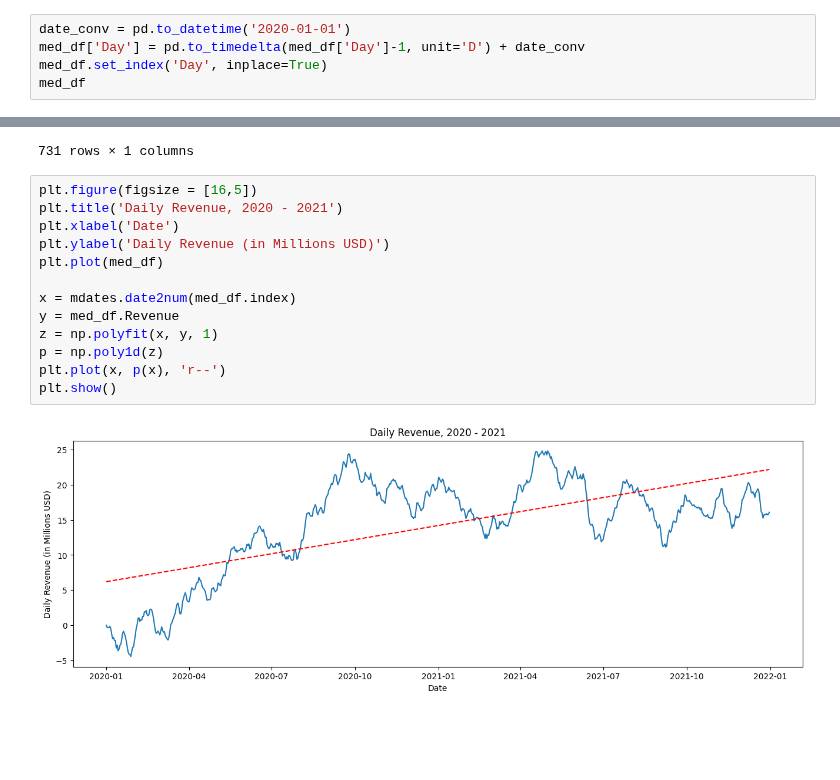
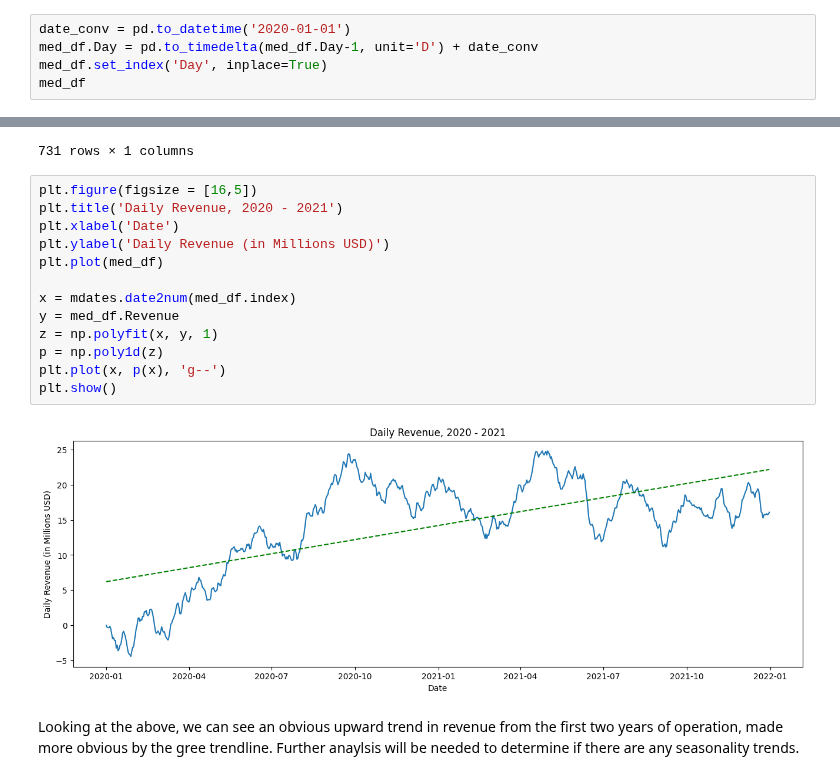
Before and after one commit to CGRowe96/WGU_MSDA, a Jupyter notebook: Untitled-1.ipynb, the cells around one changed output, grey strips where cells are left out. Cells and saved outputs as stored; diff of their text form; blank space fills up the shorter version.

```diff
--- a/Untitled-1.ipynb
+++ b/Untitled-1.ipynb
@@ -59,6 +63,6 @@ The "Day" column contains little information that we can use for time series ana
 # %%
 date_conv = pd.to_datetime('2020-01-01')
-med_df['Day'] = pd.to_timedelta(med_df['Day']-1, unit='D') + date_conv
+med_df.Day = pd.to_timedelta(med_df.Day-1, unit='D') + date_conv
 med_df.set_index('Day', inplace=True)
 med_df
 # %% [output]
@@ -79,15 +83,17 @@ med_df
 # %%
 plt.figure(figsize = [16,5])
 plt.title('Daily Revenue, 2020 - 2021')
 plt.xlabel('Date')
 plt.ylabel('Daily Revenue (in Millions USD)')
 plt.plot(med_df)
 
 x = mdates.date2num(med_df.index)
 y = med_df.Revenue
 z = np.polyfit(x, y, 1)
 p = np.poly1d(z)
-plt.plot(x, p(x), 'r--')
+plt.plot(x, p(x), 'g--')
 plt.show()
 # %% [output]
-[figure, old version]
+[figure, new version]
+# %% [markdown]
+Looking at the above, we can see an obvious upward trend in revenue from the first two years of operation, made more obvious by the gree trendline. Further anaylsis will be needed to determine if there are any seasonality trends.
```
Also changed, not shown: parts of 4 cells of this notebook.
